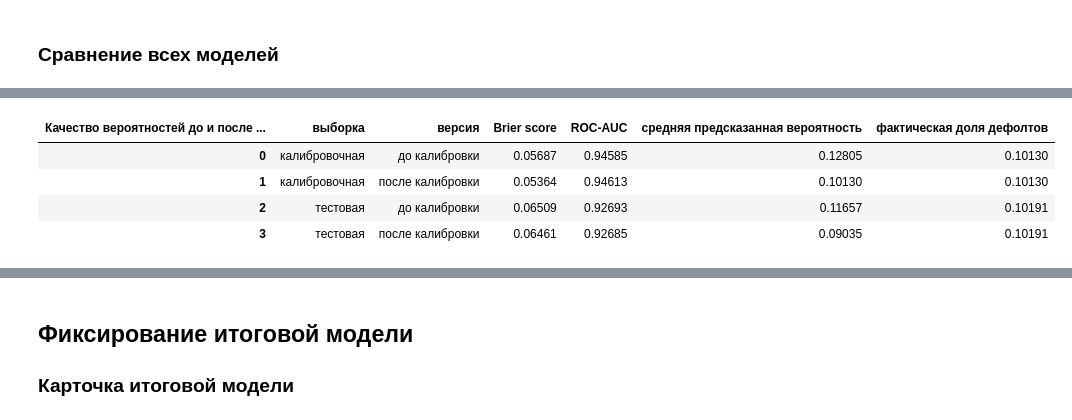
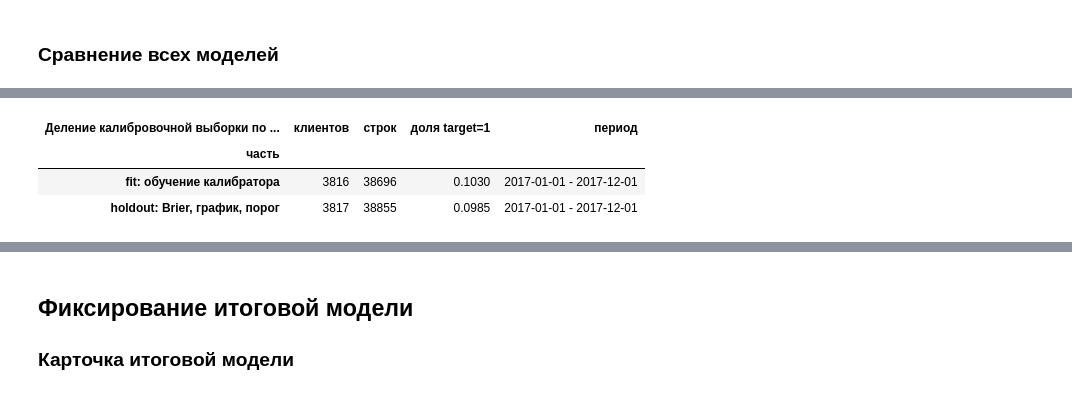
Before and after one commit to sergeyshmagin/MLDS, a Jupyter notebook: 4376870f-e008-4a24-86eb-db222172727c.ipynb, the cells around one changed output, grey strips where cells are left out. Saved outputs shown, nothing was run; the diff lists cells and outputs as text; code cells hidden in the pictures.

```diff
--- a/4376870f-e008-4a24-86eb-db222172727c.ipynb
+++ b/4376870f-e008-4a24-86eb-db222172727c.ipynb
@@ -798,7 +963,10 @@ steps.append(
 )
 
 last_default_date = loan['дата_начала_периода'].max()
-last_full_month = last_default_date - pd.DateOffset(months=HORIZON_MONTHS - 1)
+# горизонт таргета - полные 12 месяцев, поэтому последняя допустимая дата
+# скоринга отстоит от последней просрочки ровно на горизонт:
+# 2019-12-01 - 12 мес = 2018-12-01 (эквивалентно score_date < 2019-01-01)
+last_full_month = last_default_date - pd.DateOffset(months=HORIZON_MONTHS)
 df = df.loc[df['score_date'] <= last_full_month].copy()
 steps.append(
     ('после удаления неполного горизонта', len(df), df['target'].mean())
@@ -1433,8 +1668,8 @@ NUMERIC = [
 ]
 
 X_train, y_train = train[CATEGORICAL + NUMERIC], train['target']
-X_calib, y_calib = calib[CATEGORICAL + NUMERIC], calib['target']
 X_test, y_test = test[CATEGORICAL + NUMERIC], test['target']
+# калибровочная выборка делится на fit- и holdout-части в разделе о калибровке
 
 train_groups = train['score_date'].rank(method='dense').astype(int).values - 1
 
@@ -1450,12 +1685,11 @@ def make_preprocessor():
     )
 
 
-# shift_size=8 сдвигает окно валидации на его полную длину: иначе окна соседних
-# фолдов
-# перекрывались бы на 7 месяцев из 8 и три фолда давали бы почти одну и ту
-# же оценку
+# годовое окно валидации: равно горизонту таргета и длине тестовой выборки.
+# shift_size=12 сдвигает окно на его полную длину, поэтому окна трёх фолдов
+# не пересекаются, а expanding наращивает обучающую часть
 CV = GroupTimeSeriesSplit(
-    test_size=8, n_splits=3, shift_size=8, window_type='expanding'
+    test_size=12, n_splits=3, shift_size=12, window_type='expanding'
 )
 FOLDS = list(CV.split(X_train, y_train, train_groups))
 
@@ -1999,54 +2289,53 @@ display(models_comparison.round(4))
 # %%
 final_model = build_forest(**BEST_PARAMS)
 final_model.fit(X_train, y_train)
 
-# калибруем сам классификатор поверх уже обученного препроцессора:
-# CalibratedClassifierCV принимает
-# только числовую матрицу, поэтому категориальный признак кодируем до него
-fitted_preprocessor = final_model.named_steps['prep']
-calibrator = CalibratedClassifierCV(
-    final_model.named_steps['clf'], method='isotonic', cv='prefit'
+# калибровочную выборку делим по клиентам пополам: на fit-части обучается
+# изотоническая регрессия, holdout-часть остаётся нетронутой - на ней меряем
+# качество вероятностей и подбираем порог решения
+calib_clients = np.sort(calib['ID'].unique())
+fit_clients = set(
+    np.random.RandomState(RANDOM_STATE).choice(
+        calib_clients, size=len(calib_clients) // 2, replace=False
+    )
 )
-calibrator.fit(fitted_preprocessor.transform(X_calib), y_calib)
+is_fit_part = calib['ID'].isin(fit_clients)
+calib_fit = calib.loc[is_fit_part].reset_index(drop=True)
+calib_hold = calib.loc[~is_fit_part].reset_index(drop=True)
 
-# собираем обратно в единый объект: на вход - сырой DataFrame, на выходе -
-# калиброванная вероятность
-calibrated_model = Pipeline(
-    [('prep', fitted_preprocessor), ('cal', calibrator)]
+X_calib_fit, y_calib_fit = (
+    calib_fit[CATEGORICAL + NUMERIC],
+    calib_fit['target'],
 )
+X_hold, y_hold = calib_hold[CATEGORICAL + NUMERIC], calib_hold['target']
 
-probabilities = {
-    ('калибровочная', 'до калибровки'): final_model.predict_proba(X_calib)[
-        :, 1
-    ],
-    ('калибровочная', 'после калибровки'): calibrated_model.predict_proba(
-        X_calib
-    )[:, 1],
-    ('тестовая', 'до калибровки'): final_model.predict_proba(X_test)[:, 1],
-    ('тестовая', 'после калибровки'): calibrated_model.predict_proba(X_test)[
-        :, 1
-    ],
-}
-targets = {'калибровочная': y_calib, 'тестовая': y_test}
-
-brier_table = pd.DataFrame(
+calib_split = pd.DataFrame(
     [
         {
-            'выборка': sample_name,
-            'версия': version,
-            'Brier score': brier_score_loss(targets[sample_name], proba),
-            'ROC-AUC': roc_auc_score(targets[sample_name], proba),
-            'средняя предсказанная вероятность': proba.mean(),
-            'фактическая доля дефолтов': targets[sample_name].mean(),
+            'часть': name,
+            'клиентов': part['ID'].nunique(),
+            'строк': len(part),
+            'доля target=1': round(part['target'].mean(), 4),
+            'период': (
+                f"{part['score_date'].min().date()}"
+                f" - {part['score_date'].max().date()}"
+            ),
         }
-        for (sample_name, version), proba in probabilities.items()
+        for name, part in [
+            ('fit: обучение калибратора', calib_fit),
+            ('holdout: Brier, график, порог', calib_hold),
+        ]
     ]
-)
-brier_table.columns.name = 'Качество вероятностей до и после калибровки'
-display(brier_table.round(5))
+).set_index('часть')
+calib_split.columns.name = 'Деление калибровочной выборки по клиентам'
+display(calib_split)
+
+assert not set(calib_fit['ID']) & set(
+    calib_hold['ID']
+), 'Клиент попал в обе части калибровочной выборки'
+print('Проверка: клиенты fit- и holdout-частей не пересекаются - пройдена')
 # %% [output]
-| Качество вероятностей до и после ... | выборка | версия | Brier score | ROC-AUC | средняя предсказанная вероятность | фактическая доля дефолтов |
-| 0 | калибровочная | до калибровки | 0.05687 | 0.94585 | 0.12805 | 0.10130 |
-| 1 | калибровочная | после калибровки | 0.05364 | 0.94613 | 0.10130 | 0.10130 |
-| 2 | тестовая | до калибровки | 0.06509 | 0.92693 | 0.11657 | 0.10191 |
-| 3 | тестовая | после калибровки | 0.06461 | 0.92685 | 0.09035 | 0.10191 |
+| Деление калибровочной выборки по ... | клиентов | строк | доля target=1 | период |
+| часть |  |  |  |  |
+| fit: обучение калибратора | 3816 | 38696 | 0.1030 | 2017-01-01 - 2017-12-01 |
+| holdout: Brier, график, порог | 3817 | 38855 | 0.0985 | 2017-01-01 - 2017-12-01 |
```
Also changed, not shown: parts of 67 cells of this notebook, 2 other files.
